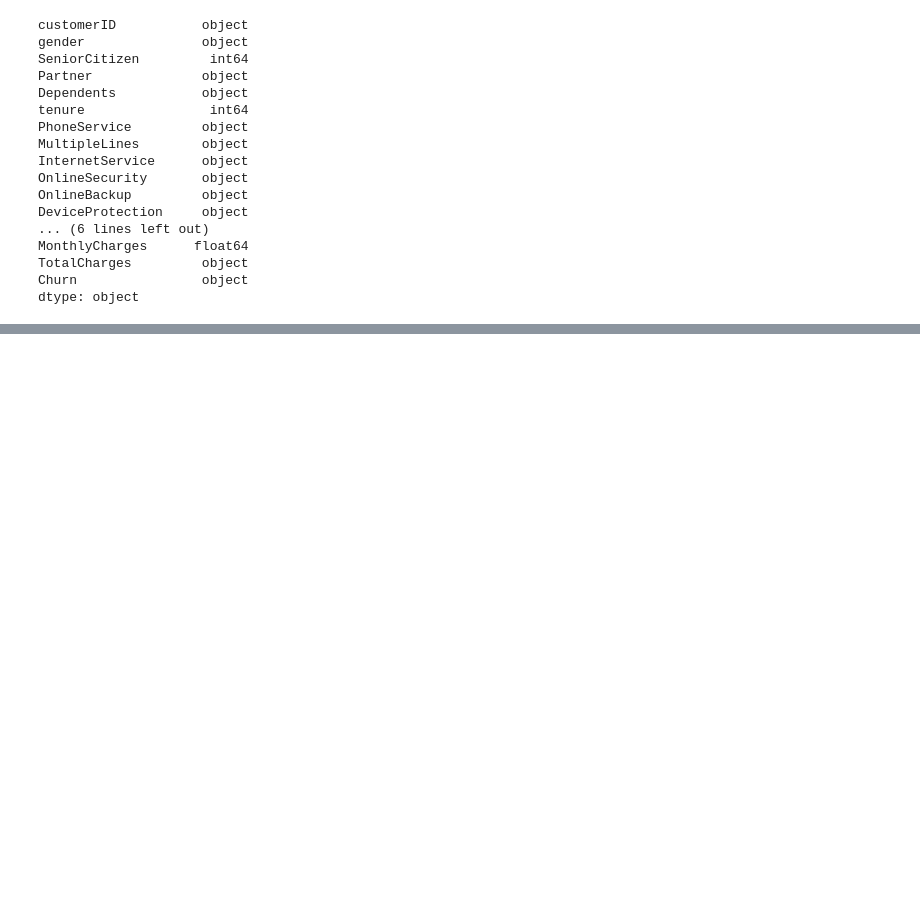
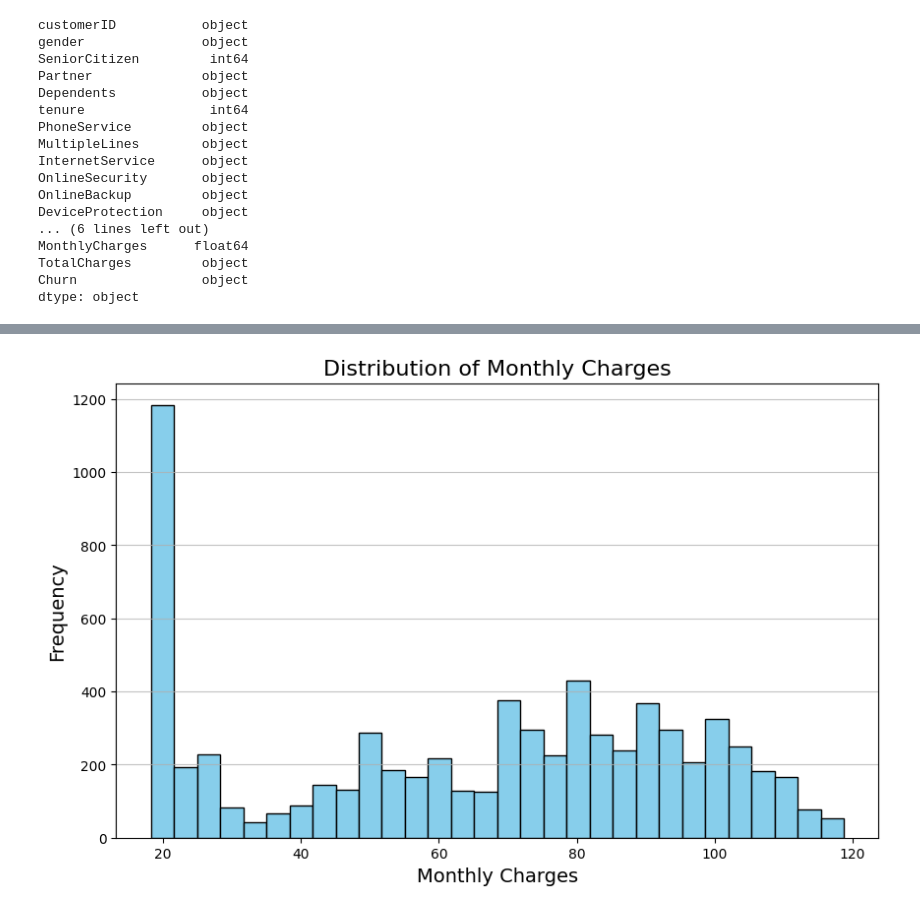
Before and after one commit to oliv11111/Telco-Data-Analysis, a Jupyter notebook: load.ipynb, the cells around one changed output, grey strips where cells are left out. Cells and saved outputs as stored; diff of their text form; code cells hidden in the pictures; blank space fills up the shorter version.

```diff
--- a/load.ipynb
+++ b/load.ipynb
@@ -55,0 +70,24 @@ dtype: object
+# %%
+df['customerID'] = df['customerID'].astype(str)
+df['gender'] = df['gender'].astype('category')
+df['SeniorCitizen'] = df['SeniorCitizen'].astype(int)  # No change needed
+df['Partner'] = df['Partner'].astype('category')
+df['Dependents'] = df['Dependents'].astype('category')
+df['tenure'] = df['tenure'].astype(int)  # No change needed
+df['PhoneService'] = df['PhoneService'].astype('category')
+df['MultipleLines'] = df['MultipleLines'].astype('category')
+df['InternetService'] = df['InternetService'].astype('category')
+df['OnlineSecurity'] = df['OnlineSecurity'].astype('category')
+df['OnlineBackup'] = df['OnlineBackup'].astype('category')
+df['DeviceProtection'] = df['DeviceProtection'].astype('category')
+df['TechSupport'] = df['TechSupport'].astype('category')
+df['StreamingTV'] = df['StreamingTV'].astype('category')
+df['StreamingMovies'] = df['StreamingMovies'].astype('category')
+df['Contract'] = df['Contract'].astype('category')
+df['PaperlessBilling'] = df['PaperlessBilling'].astype('category')
+df['PaymentMethod'] = df['PaymentMethod'].astype('category')
+df['MonthlyCharges'] = df['MonthlyCharges'].astype(float)  # No change needed
+df['TotalCharges'] = pd.to_numeric(df['TotalCharges'], errors='coerce')  # Handle errors
+df['Churn'] = df['Churn'].replace({'Yes': 1, 'No': 0})
+
+df.head()
@@ -55,0 +148,14 @@ dtype: object
+# %%
+plt.figure(figsize=(10, 6))
+plt.hist(df['MonthlyCharges'], bins=30, color='skyblue', edgecolor='black')
+
+# Adding labels and title
+plt.title('Distribution of Monthly Charges', fontsize=16)
+plt.xlabel('Monthly Charges', fontsize=14)
+plt.ylabel('Frequency', fontsize=14)
+
+# Show the plot
+plt.grid(axis='y', alpha=0.75)  # Optional: Add a grid for better readability
+plt.show()
+# %% [output]
+[figure, added]
```
Also changed, not shown: parts of 9 cells of this notebook, 1 other file.
